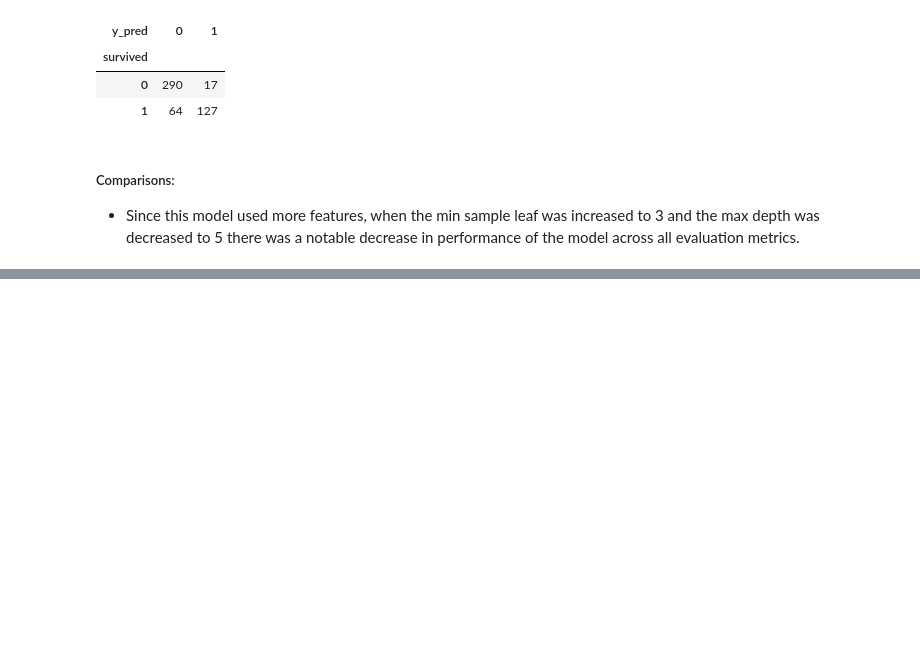
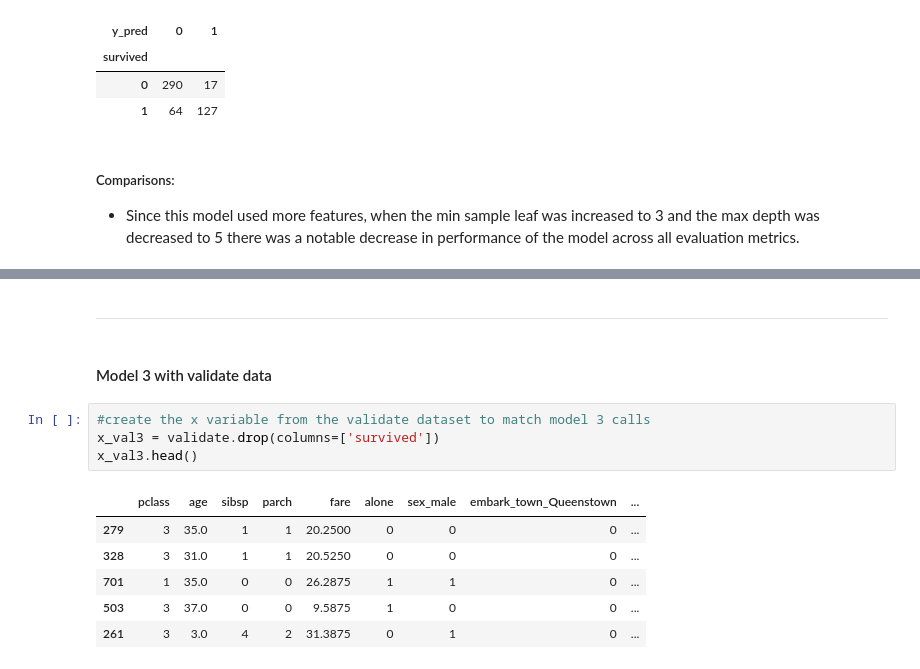
Before and after one commit to NSharick/classification-exercises, a Jupyter notebook: model.ipynb, the cells around one changed output, grey strips where cells are left out. Saved outputs shown, nothing was run; the diff lists cells and outputs as text; blank space fills up the shorter version.

```diff
--- a/model.ipynb
+++ b/model.ipynb
@@ -1359,0 +1856,15 @@ accuracy_score(y_val, y_val_pred)
+# %% [markdown]
+---
+# %% [markdown]
+#### Model 3 with validate data
+# %%
+#create the x variable from the validate dataset to match model 3 calls
+x_val3 = validate.drop(columns=['survived'])
+x_val3.head()
+# %% [output]
+|  | pclass | age | sibsp | parch | fare | alone | sex_male | embark_town_Queenstown | ... |
+| 279 | 3 | 35.0 | 1 | 1 | 20.2500 | 0 | 0 | 0 | ... |
+| 328 | 3 | 31.0 | 1 | 1 | 20.5250 | 0 | 0 | 0 | ... |
+| 701 | 1 | 35.0 | 0 | 0 | 26.2875 | 1 | 1 | 0 | ... |
+| 503 | 3 | 37.0 | 0 | 0 | 9.5875 | 1 | 0 | 0 | ... |
+| 261 | 3 | 3.0 | 4 | 2 | 31.3875 | 0 | 1 | 0 | ... |
```
Also changed, not shown: parts of 177 cells of this notebook.
